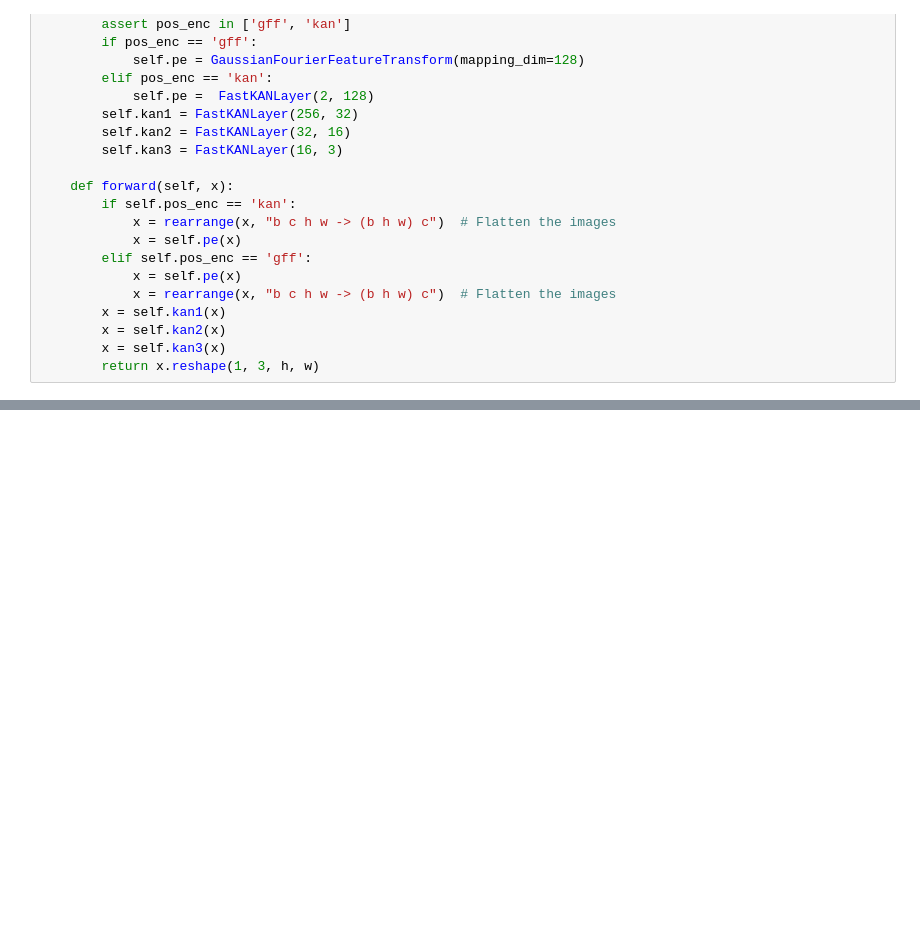
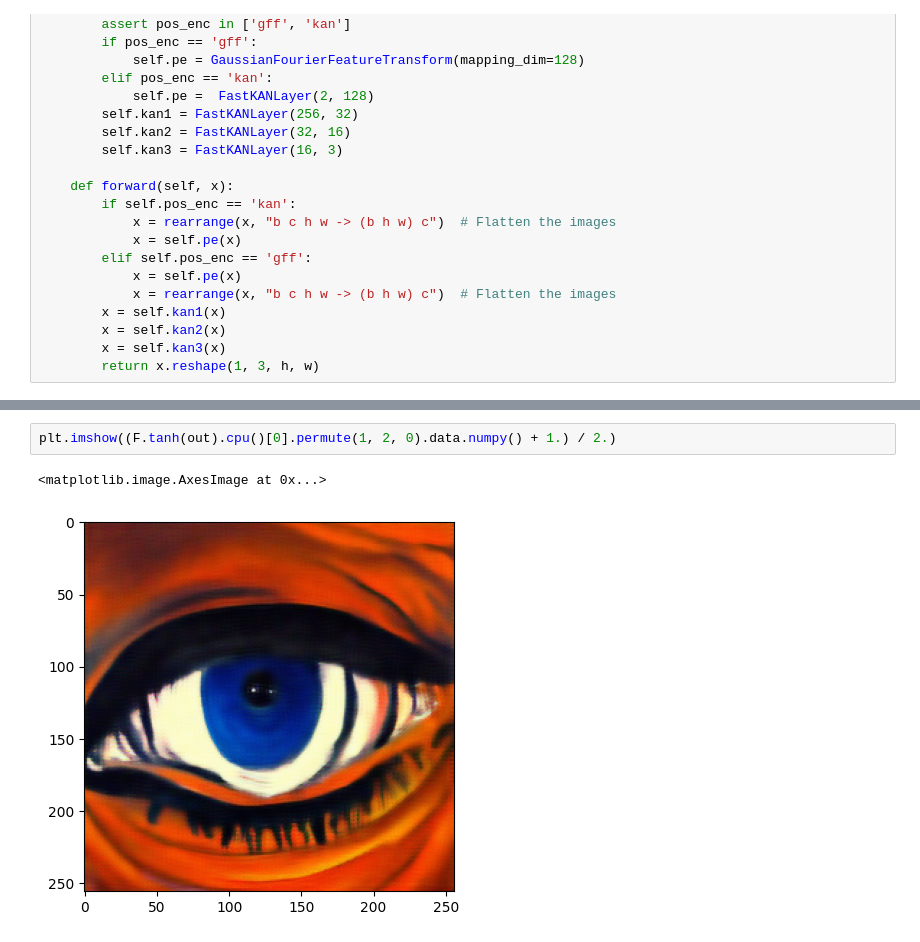
Before and after one commit to belkakari/implicit-kan, a Jupyter notebook: implicit_kan.ipynb, the cells around one changed output, grey strips where cells are left out. Cells and saved outputs as stored; diff of their text form; blank space fills up the shorter version.

```diff
--- a/implicit_kan.ipynb
+++ b/implicit_kan.ipynb
@@ -211,3 +262,8 @@ plt.imshow((F.tanh(out).cpu()[0].permute(1, 2, 0).data.numpy() + 1.) / 2.)
+# %%
+plt.imshow((F.tanh(out).cpu()[0].permute(1, 2, 0).data.numpy() + 1.) / 2.)
+# %% [output]
+<matplotlib.image.AxesImage at 0x...>
+[figure, added]
 # %%
 plt.plot(kan_loss, label=f'efficient kan gff, min {min(kan_loss):.5f}, num params {sum(p.numel() for p in kan_model.parameters() if p.requires_grad)}')
 
```
Also changed, not shown: parts of 18 cells of this notebook, 5 other files.
